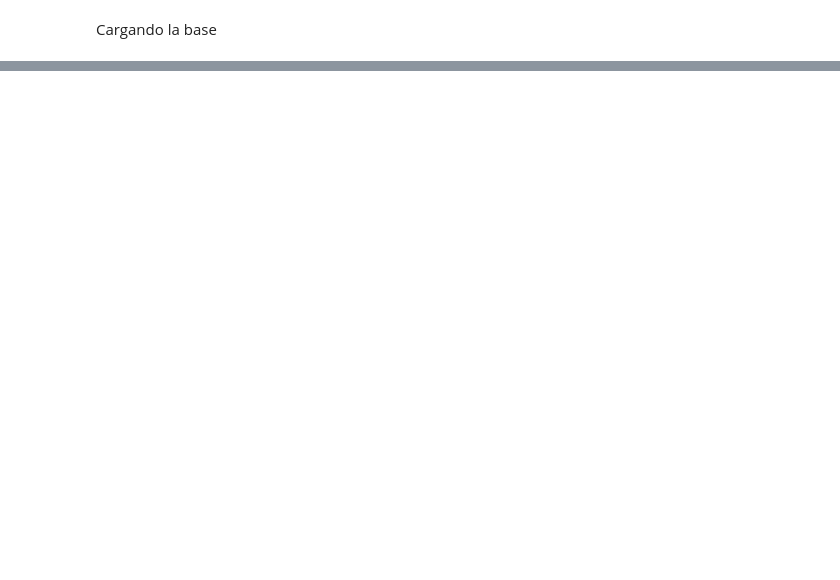
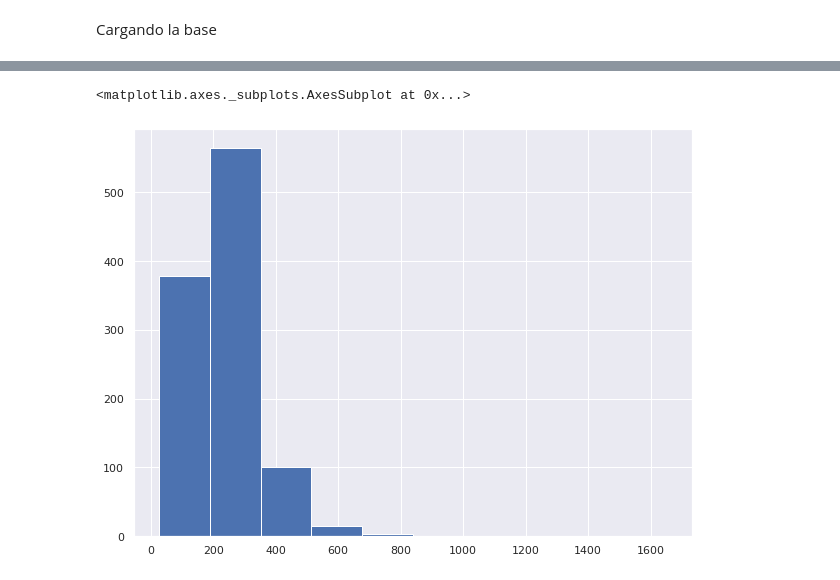
Before and after one commit to PosgradoMNA/actividades-de-aprendizaje-ams182, a Jupyter notebook: Reto pt1.ipynb, the cells around one changed output, grey strips where cells are left out. Saved outputs shown, nothing was run; the diff lists cells and outputs as text; code cells hidden in the pictures; blank space fills up the shorter version.

```diff
--- a/Reto pt1.ipynb
+++ b/Reto pt1.ipynb
@@ -123,0 +93,5 @@ df_sub['ALC_mg/L'].skew()
+# %%
+(df_sub['ALC_mg/L']).hist()
+# %% [output]
+<matplotlib.axes._subplots.AxesSubplot at 0x...>
+[figure, added]
```
Also changed, not shown: parts of 12 cells of this notebook.
